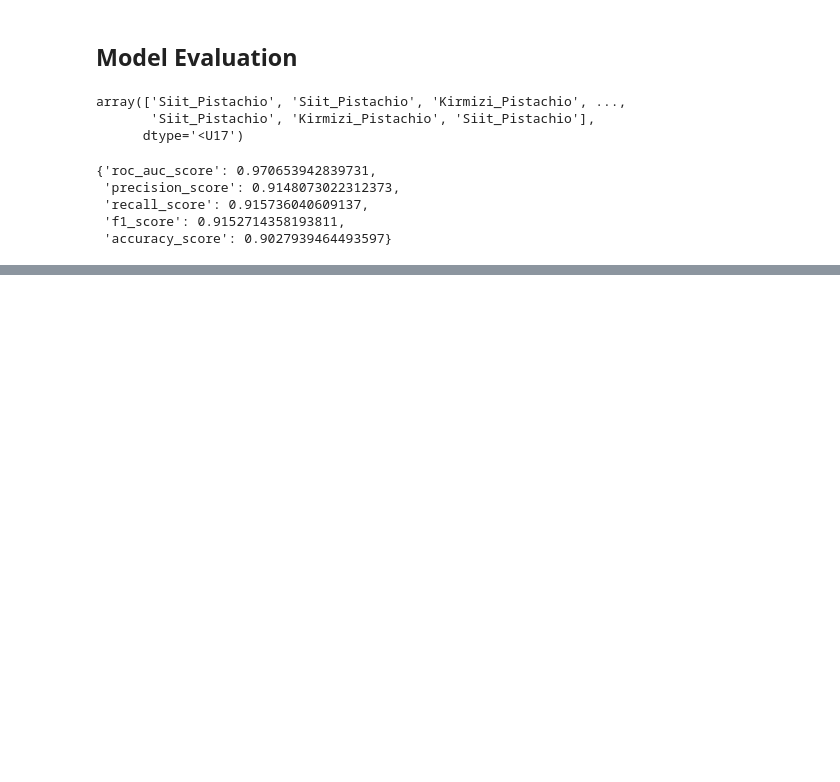
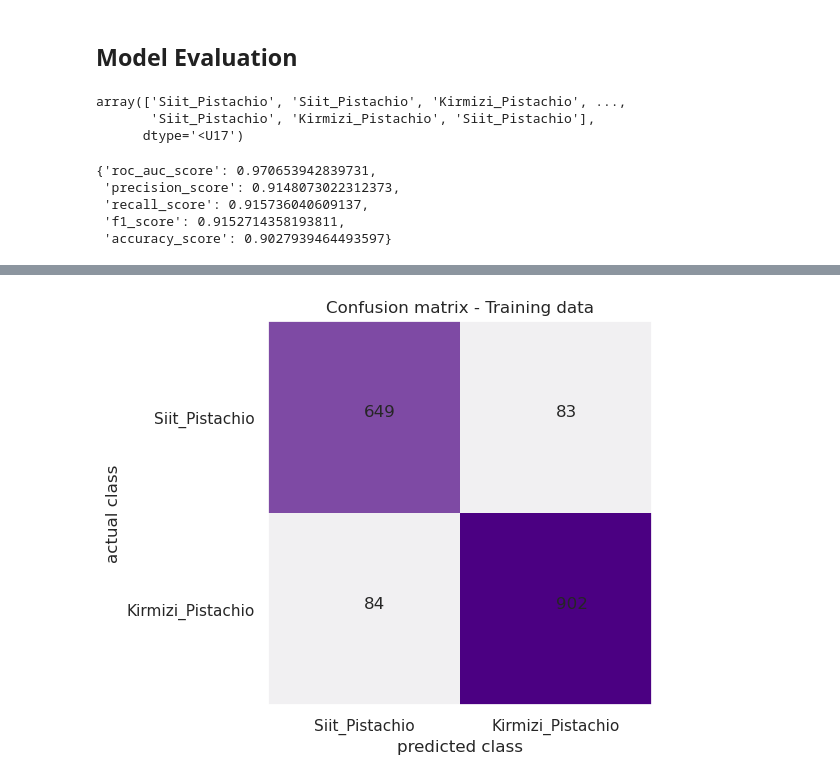
Before and after one commit to petethegreat/pistachio_mlops, a Jupyter notebook: notebook/pistachio.ipynb, the cells around one changed output, grey strips where cells are left out. Drawn from its saved outputs; the diff is of its cells as text; code cells hidden in the pictures; blank space fills up the shorter version.

```diff
--- a/notebook/pistachio.ipynb
+++ b/notebook/pistachio.ipynb
@@ -610,29 +612,52 @@ fig
 # %%
 from sklearn.metrics import confusion_matrix
 def make_confusion_matrix_plot(
     predicted_classes,
     actual_classes,
     title:str = 'confusion matrix',
     xlabel: str='predicted class',
     ylabel: str='actual class',
-    normalise:bool=False
+    class_names: List[str] = None,
+    normalise:str=None
     ):
     """ generate confusion matrix plot"""
     fig = plt.figure()
     ax = fig.add_axes([0.1,0.1,0.8,0.8])
-    cmap = sns.color_palette("magma_r", as_cmap=True)
-    matrix = confusion_matrix(predicted_classes, actual_classes, normalize=normalise)
+    ax.grid(False)
+    # cmap = sns.color_palette("magma_r", as_cmap=True)
+    cmap = sns.light_palette("indigo", as_cmap=True)
+
+    # cmap = 'viridis'
+
+    matrix = confusion_matrix(actual_classes,predicted_classes, normalize=normalise)
     ax.imshow(matrix, cmap=cmap)
     for i in range(matrix.shape[0]):
         for j in range(matrix.shape[1]):
-            ax.text(f'{matrix[i,j]}')
+            ax.text(i,j,f'{matrix[i,j]}')
     # ax.plot([0.0, 1.0],[0.0, 1.0], color=sns.xkcd_rgb['merlot'], linestyle='--', label='random')
+    labels = class_names if class_names else ['0','1']
+
+    ax.set_xlim([-0.5, matrix.shape[0]- 0.5])
+    ax.set_ylim([matrix.shape[0]- 0.5, -0.5])
+    ax.set_xticks(np.arange(matrix.shape[0]))
+    ax.set_yticks(np.arange(matrix.shape[0]))
+    ax.set_xticklabels(labels)
+    ax.set_yticklabels(labels)
     ax.set_xlabel(xlabel)
     ax.set_ylabel(ylabel)
     ax.set_title(title)
     # ax.legend()
     # fig.show()
     return fig, ax
 
-fig, ax = make_confusion_matrix_plot(train_predicted_classes, train_y)
+fig, ax = make_confusion_matrix_plot(
+    train_predicted_classes,
+    train_y,
+    class_names=train_proc.Class.cat.categories.to_list(),
+    title='Confusion matrix - Training data'
+
+)
+fig.savefig('./figures/train_confusion_matrix.png')
+# %% [output]
+[figure, added]
 # %%
```
Also changed, not shown: parts of 8 cells of this notebook, 3 other files.
